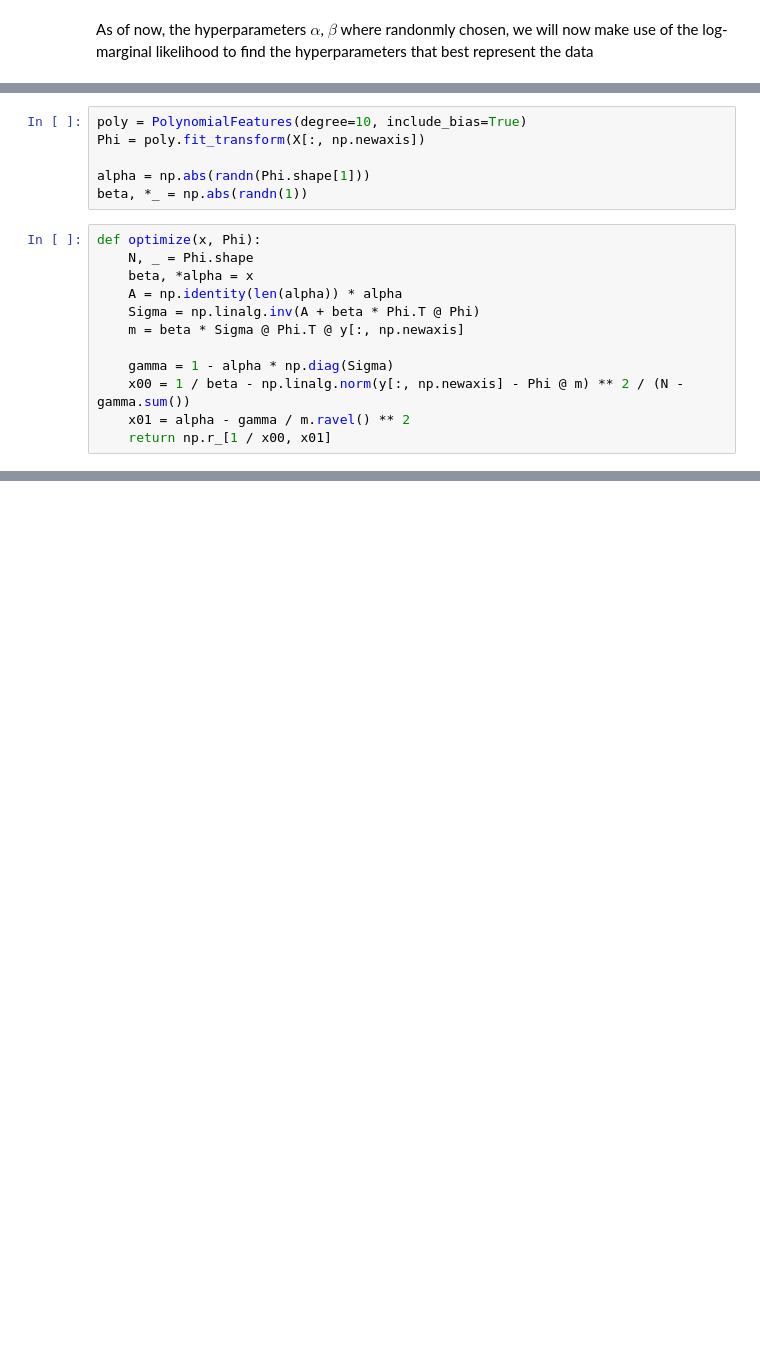
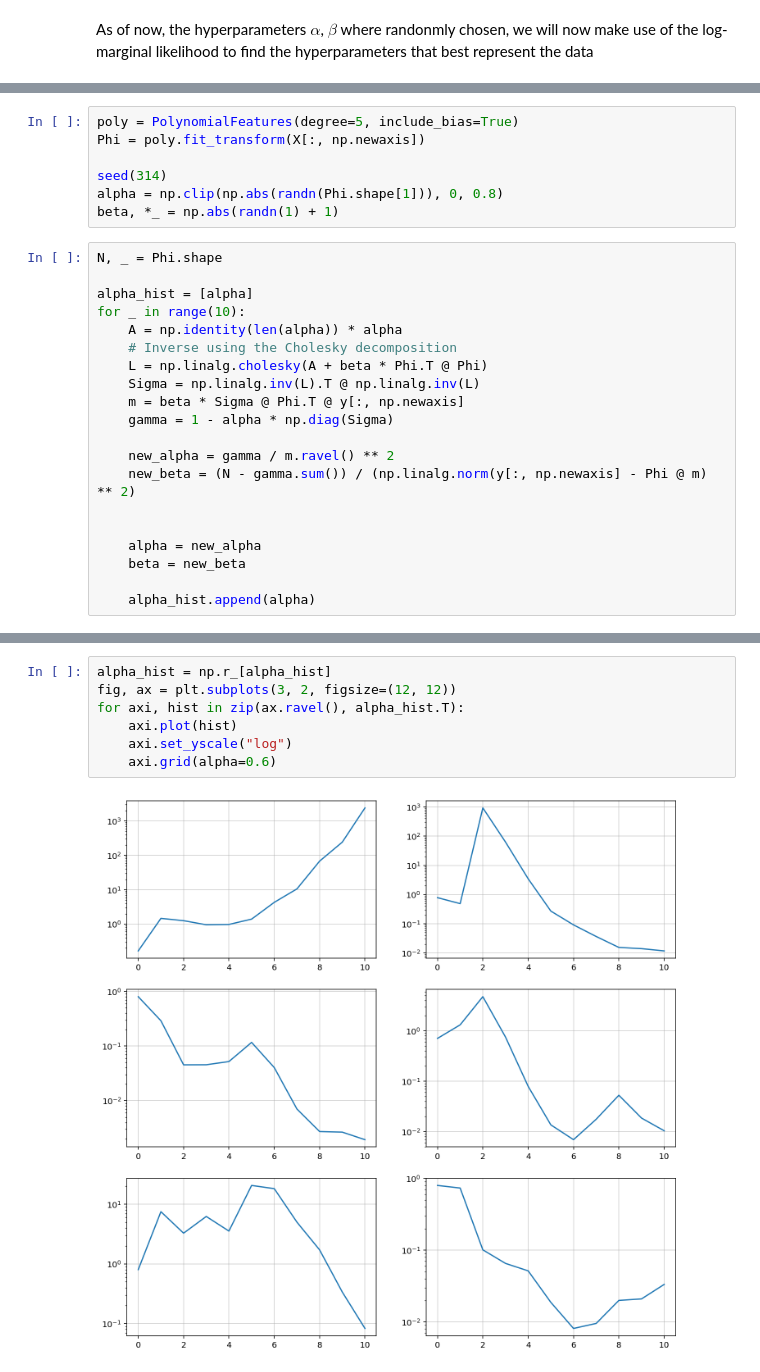
Before and after one commit to gerdm/prml, a Jupyter notebook: chapter7/RVMs.ipynb, the cells around one changed output, grey strips where cells are left out. Saved outputs shown, nothing was run; the diff lists cells and outputs as text; blank space fills up the shorter version.

```diff
--- a/chapter7/RVMs.ipynb
+++ b/chapter7/RVMs.ipynb
@@ -101,18 +89,27 @@ np.set_printoptions(precision=3, suppress=True)
 # %%
-poly = PolynomialFeatures(degree=10, include_bias=True)
+poly = PolynomialFeatures(degree=5, include_bias=True)
 Phi = poly.fit_transform(X[:, np.newaxis])
 
-alpha = np.abs(randn(Phi.shape[1]))
-beta, *_ = np.abs(randn(1))
+seed(314)
+alpha = np.clip(np.abs(randn(Phi.shape[1])), 0, 0.8)
+beta, *_ = np.abs(randn(1) + 1)
 # %%
-def optimize(x, Phi):
-    N, _ = Phi.shape
-    beta, *alpha = x
+N, _ = Phi.shape
+
+alpha_hist = [alpha]
+for _ in range(10):
     A = np.identity(len(alpha)) * alpha
-    Sigma = np.linalg.inv(A + beta * Phi.T @ Phi)
+    # Inverse using the Cholesky decomposition
+    L = np.linalg.cholesky(A + beta * Phi.T @ Phi)
+    Sigma = np.linalg.inv(L).T @ np.linalg.inv(L)
     m = beta * Sigma @ Phi.T @ y[:, np.newaxis]
+    gamma = 1 - alpha * np.diag(Sigma)
 
-    gamma = 1 - alpha * np.diag(Sigma)
-    x00 = 1 / beta - np.linalg.norm(y[:, np.newaxis] - Phi @ m) ** 2 / (N - gamma.sum())
-    x01 = alpha - gamma / m.ravel() ** 2
-    return np.r_[1 / x00, x01]
+    new_alpha = gamma / m.ravel() ** 2
+    new_beta = (N - gamma.sum()) / (np.linalg.norm(y[:, np.newaxis] - Phi @ m) ** 2)
+
+
+    alpha = new_alpha
+    beta = new_beta
+
+    alpha_hist.append(alpha)
@@ -131,0 +133,9 @@ mvn = multivariate_normal(mean=m.ravel(), cov=Sigma)
+# %%
+alpha_hist = np.r_[alpha_hist]
+fig, ax = plt.subplots(3, 2, figsize=(12, 12))
+for axi, hist in zip(ax.ravel(), alpha_hist.T):
+    axi.plot(hist)
+    axi.set_yscale("log")
+    axi.grid(alpha=0.6)
+# %% [output]
+[figure, added]
```
Also changed, not shown: parts of 25 cells of this notebook.
